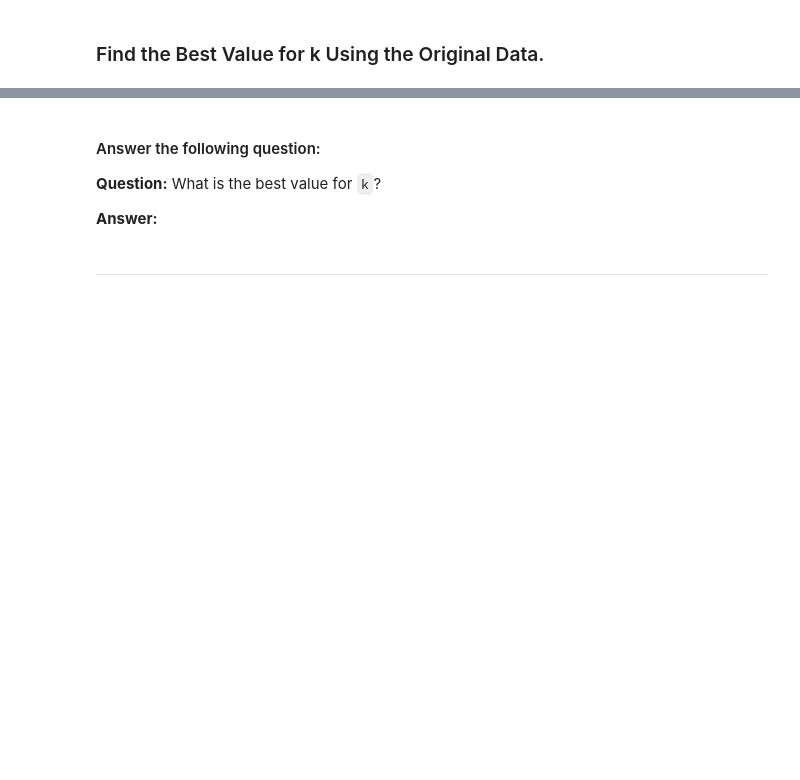
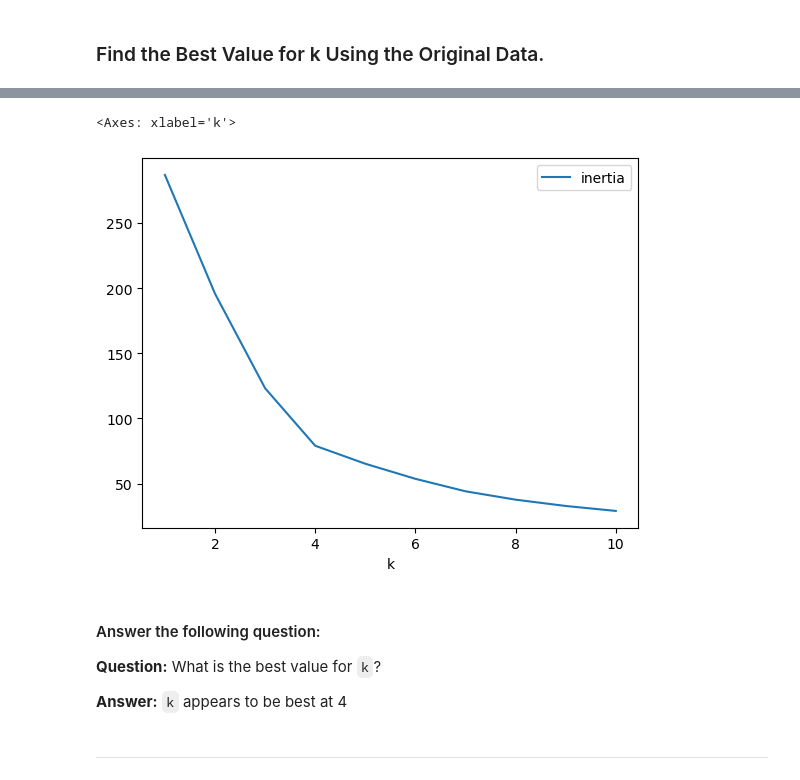
Before and after one commit to JustinS25/CryptoClustering, a Jupyter notebook: Starter_Code 14/Crypto_Clustering.ipynb, the cells around one changed output, grey strips where cells are left out. Cells and saved outputs as stored; diff of their text form; code cells hidden in the pictures; blank space fills up the shorter version.

```diff
--- a/Starter_Code 14/Crypto_Clustering.ipynb
+++ b/Starter_Code 14/Crypto_Clustering.ipynb
@@ -67,10 +82,16 @@ plot.plot(df_market_data)
 # %%
 # Create a DataFrame with the scaled data
-
-
+df_market_data_scaled = pd.DataFrame(market_data_scaled, columns = ["price_change_percentage_24h","price_change_percentage_7d",
+                                                                    "price_change_percentage_14d",
+                                                                    "price_change_percentage_30d",
+                                                                    "price_change_percentage_60d",
+                                                                    "price_change_percentage_200d",
+                                                                    "price_change_percentage_1y"])
+df_market_data_scaled
 # Copy the crypto names from the original data
-
+df_market_data_scaled["coin_id"] = df_market_data.index
 # Set the coinid column as index
-
+df_market_data_scaled = df_market_data_scaled.set_index("coin_id")
 
 # Display sample data
+df_market_data_scaled
@@ -80,17 +120,25 @@ plot.plot(df_market_data)
 ### Find the Best Value for k Using the Original Data.
 # %%
 # Create a list with the number of k-values from 1 to 11
+k = list(range(1,11))
 # %%
 # Create an empty list to store the inertia values
-
+inertia = []
 
 # Create a for loop to compute the inertia with each possible value of k
 # Inside the loop:
 # 1. Create a KMeans model using the loop counter for the n_clusters
 # 2. Fit the model to the data using `df_market_data_scaled`
 # 3. Append the model.inertia_ to the inertia list
+for i in k:
+    k_model = KMeans(n_clusters=i, random_state=2)
+    k_model.fit(df_market_data_scaled)
+    inertia.append(k_model.inertia_)
 # %%
 # Create a dictionary with the data to plot the Elbow curve
-
+elbow = {"k":k,"inertia":inertia}
 
 # Create a DataFrame with the data to plot the Elbow curve
+elbow_df = pd.DataFrame(elbow)
+
+elbow_df
@@ -97,12 +157,24 @@ plot.plot(df_market_data)
 # %%
 # Plot a line chart with all the inertia values computed with
 # the different values of k to visually identify the optimal value for k.
+elbow_df.hvplot.line(
+    x="k",
+    y="inertia",
+    title="Elbow Curve",
+    xticks=k
+)
+
+# Use matplotlib since hvplot isn't displaying
+elbow_df.plot(kind="line",x="k",y="inertia")
+# %% [output]
+<Axes: xlabel='k'>
+[figure, added]
 # %% [markdown]
 #### Answer the following question:
 
 **Question:** What is the best value for `k`?
 
-**Answer:**
+**Answer:** `k` appears to be best at 4
 # %% [markdown]
 ---
 # %% [markdown]
```
Also changed, not shown: parts of 14 cells of this notebook, 1 other file.
